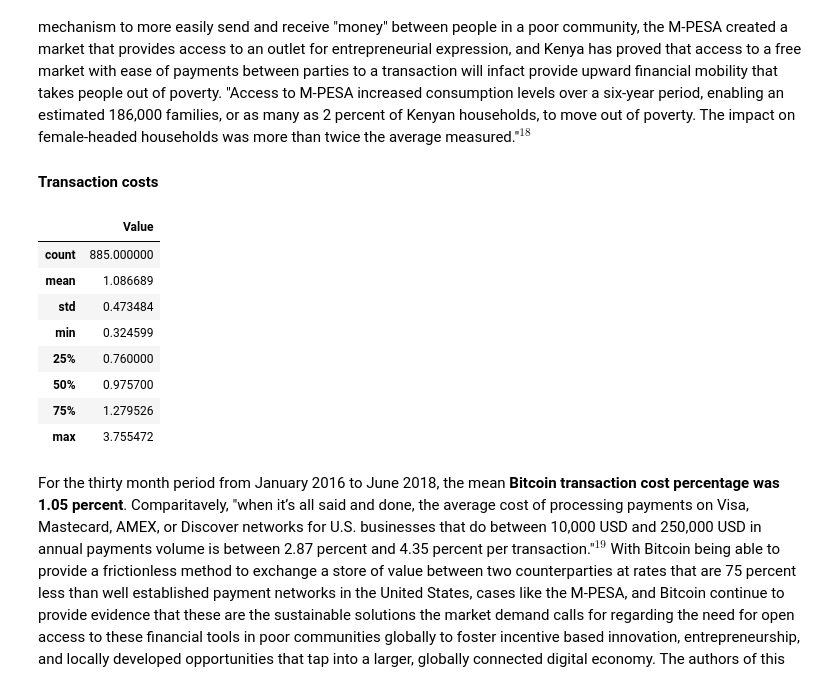
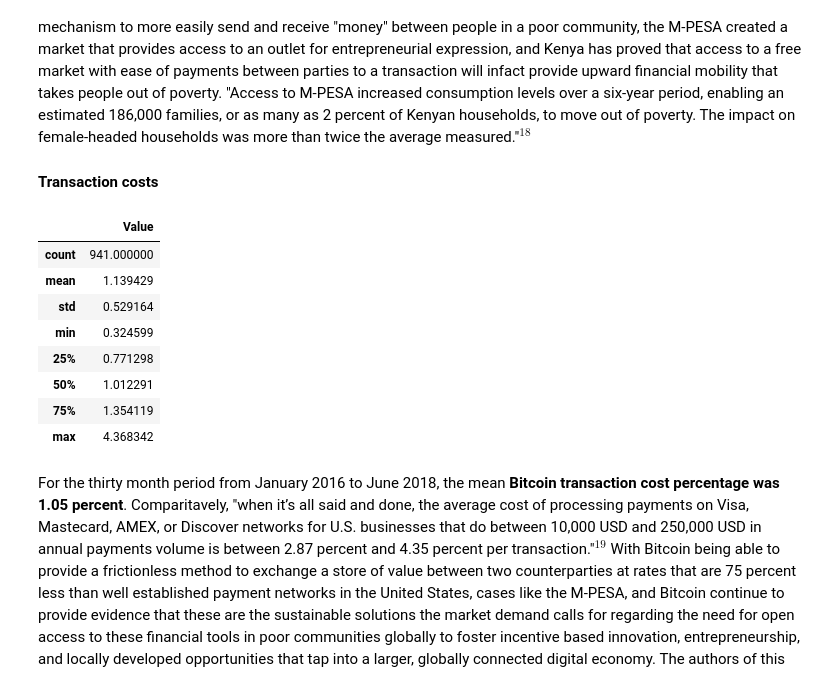
Before and after one commit to lopezdp/MachineLearningResearch, a Jupyter notebook: CryptoCurrencyResearch/PricingResearch.ipynb, the cells around one changed output. Cells and saved outputs as stored; diff of their text form; code cells hidden in the pictures.

```diff
--- a/CryptoCurrencyResearch/PricingResearch.ipynb
+++ b/CryptoCurrencyResearch/PricingResearch.ipynb
@@ -49,30 +49,30 @@ Addressing the reasons just listed, insufficient funds are due to a lack of oppo
 # %%
 import quandl as ql
 
 # Configure quandl API Key
 # & Authenticate
 apiKey = "-rLjiPduuzgzKp99MMHb"
 ql.ApiConfig.api_key = apiKey
 
 # Set Dates for Data Analysis
 start = '2010-08-29'
 end = '2018-07-31'
 
 # Capture transaction cost data
-cpTxn = ql.get("BCHAIN/CPTRV", start_date='2016-01-03', end_date='2018-06-05', column_index='1')
+cpTxn = ql.get("BCHAIN/CPTRV", start_date='2016-01-03', end_date=end, column_index='1')
 
 # Describe data and find mean
 cpTxn.describe()
 # %% [output]
 |  | Value |
-| count | 885.000000 |
-| mean | 1.086689 |
-| std | 0.473484 |
+| count | 941.000000 |
+| mean | 1.139429 |
+| std | 0.529164 |
 | min | 0.324599 |
-| 25% | 0.760000 |
-| 50% | 0.975700 |
-| 75% | 1.279526 |
-| max | 3.755472 |
+| 25% | 0.771298 |
+| 50% | 1.012291 |
+| 75% | 1.354119 |
+| max | 4.368342 |
 # %% [markdown]
 For the thirty month period from January 2016 to June 2018, the mean **Bitcoin transaction cost percentage was 1.05 percent**. Comparitavely, "when it’s all said and done, the average cost of processing payments on Visa, Mastecard, AMEX, or Discover networks for U.S. businesses that do between 10,000 USD and 250,000 USD in annual payments volume is between 2.87 percent and 4.35 percent per transaction."$^{19}$ With Bitcoin being able to provide a frictionless method to exchange a store of value between two counterparties at rates that are 75 percent less than well established payment networks in the United States, cases like the M-PESA, and Bitcoin continue to provide evidence that these are the sustainable solutions the market demand calls for regarding the need for open access to these financial tools in poor communities globally to foster incentive based innovation, entrepreneurship, and locally developed opportunities that tap into a larger, globally connected digital economy. The authors of this paper hypothesize however, that **as Bitcoin gets closer to the validation of the final reward block to be mined, and the network stops rewarding miners for validating the transactions on the blockchain, the price will be affected in that miners will need to increase the transaction fees associated to mining, and the demand for Bitcoin will ultimately lead to a drop in its price as it approaches or exceeds the transaction costs of traditional payment networks**.
 
```
Also changed, not shown: parts of 10 cells of this notebook.
